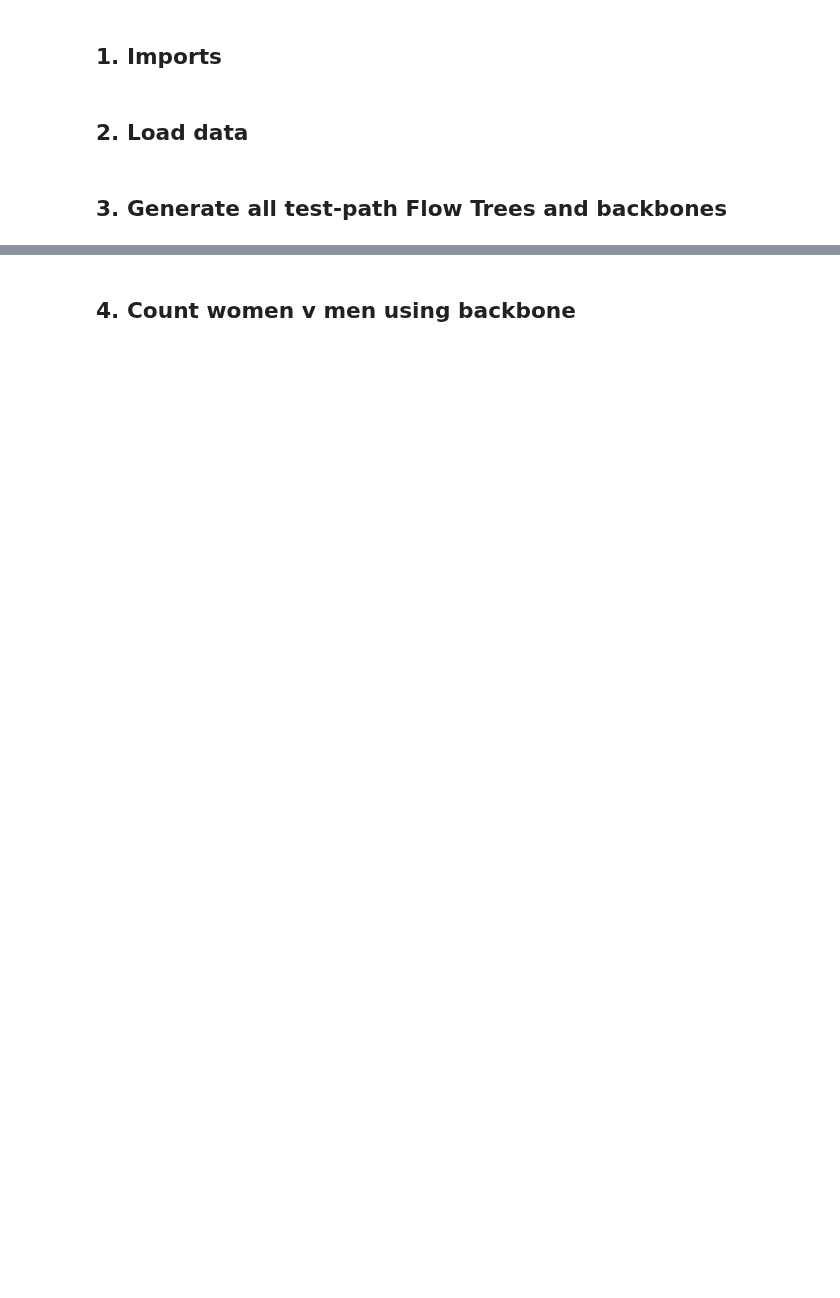
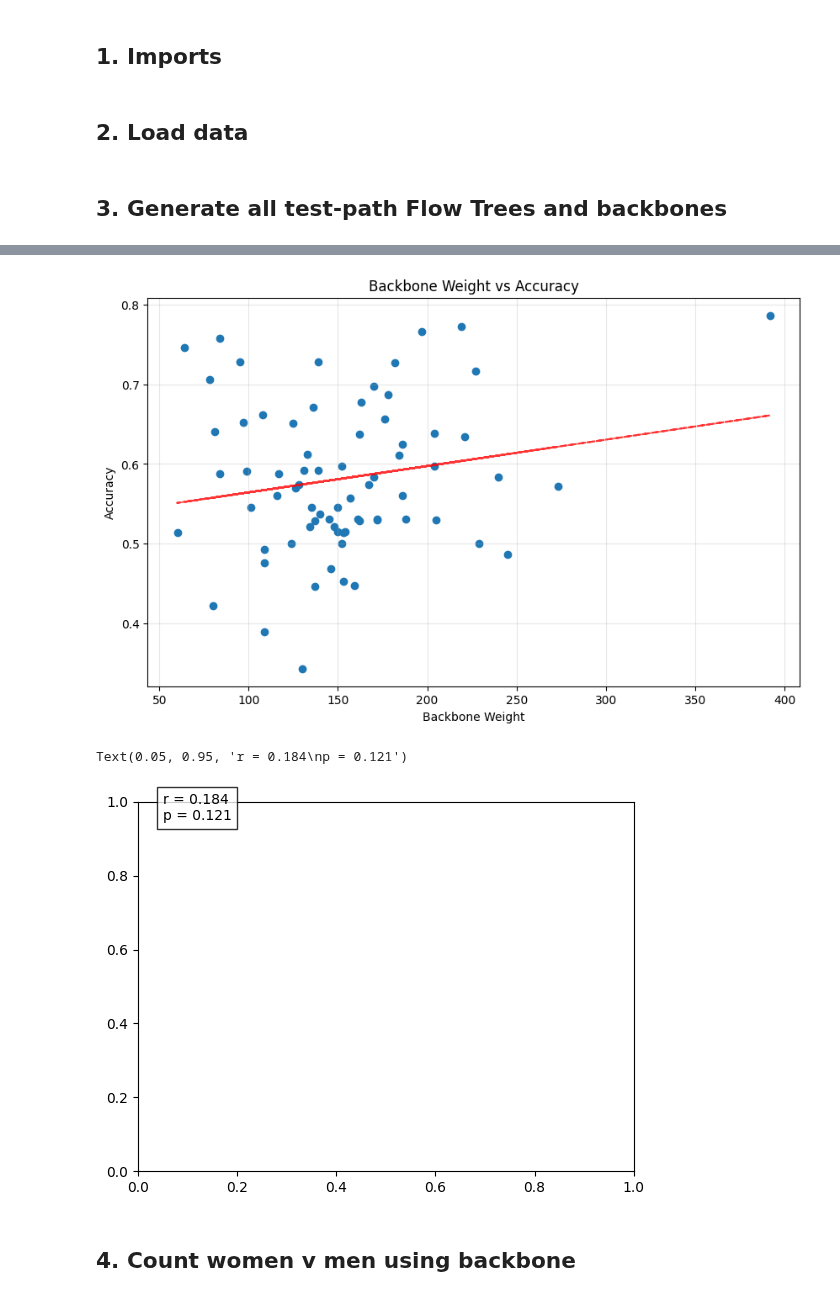
Before and after one commit to geometric-intelligence/mazedyn, a Jupyter notebook: mazedyn/4_backbone.ipynb, the cells around one changed output, grey strips where cells are left out. Drawn from its saved outputs; the diff is of its cells as text; code cells hidden in the pictures; blank space fills up the shorter version.

```diff
--- a/mazedyn/4_backbone.ipynb
+++ b/mazedyn/4_backbone.ipynb
@@ -91,3 +117,39 @@ for (start_node, end_node), group in test_df.groupby(["StartAt", "EndAt"]):
+# %%
+import matplotlib.pyplot as plt
+
+# Extract backbone weights and accuracies
+weights = [sum(d["backbone_weights"]) for d in flow_tree_dict.values()]
+accs = [d["acc"] for d in flow_tree_dict.values()]
+
+# Create scatter plot
+plt.figure(figsize=(10,6))
+plt.scatter(weights, accs)
+plt.xlabel("Backbone Weight")
+plt.ylabel("Accuracy")
+plt.title("Backbone Weight vs Accuracy")
+
+# Add trend line
+z = np.polyfit(weights, accs, 1)
+p = np.poly1d(z)
+plt.plot(weights, p(weights), "r--", alpha=0.8)
+
+plt.grid(True, alpha=0.3)
+plt.show()
+
+# Calculate correlation coefficient and p-value
+from scipy import stats
+
+correlation_coef, p_value = stats.pearsonr(weights, accs)
+
+# Add correlation and p-value text to plot
+plt.text(0.05, 0.95,
+         f'r = {correlation_coef:.3f}\np = {p_value:.3f}',
+         transform=plt.gca().transAxes,
+         bbox=dict(facecolor='white', alpha=0.8))
+# %% [output]
+[figure, added]
+Text(0.05, 0.95, 'r = 0.184\np = 0.121')
+[figure, added]
 # %% [markdown]
 ## 4. Count women v men using backbone
 # %%
```
Also changed, not shown: parts of 4 cells of this notebook, 11 other files.
